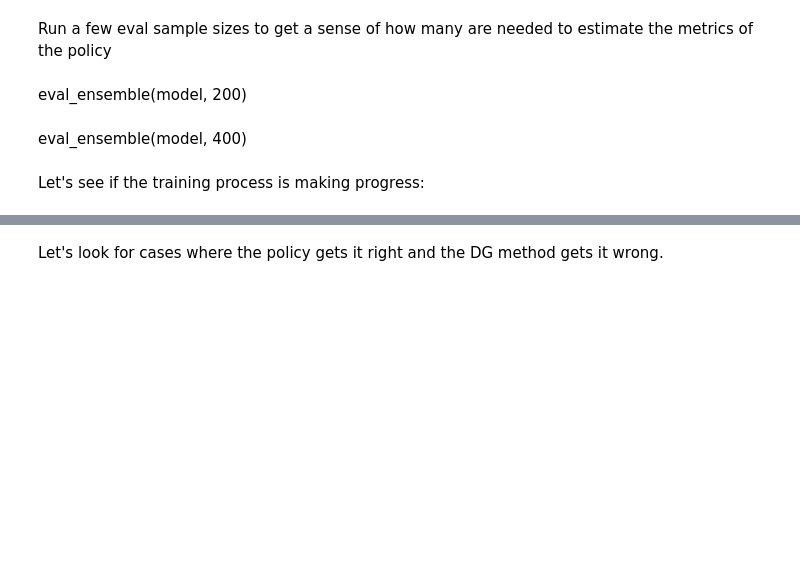
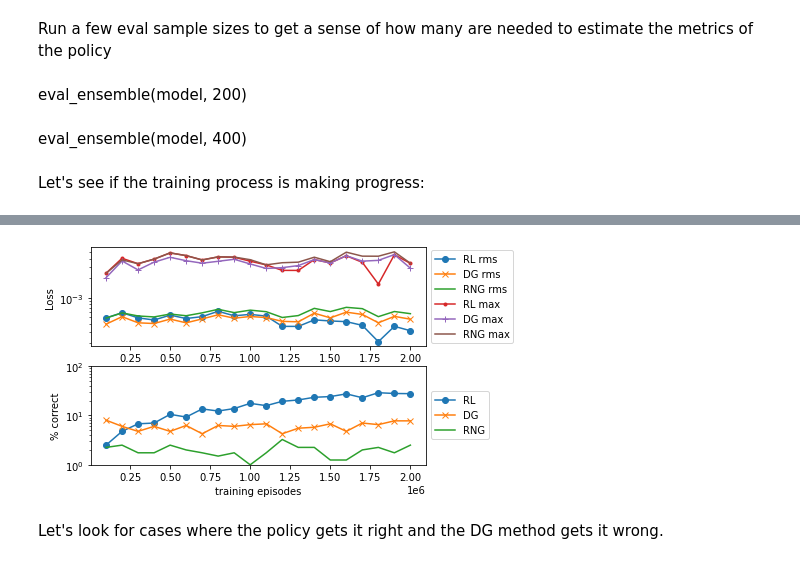
Before and after one commit to rw-anderson/binder-demo, a Jupyter notebook: minigame11.ipynb, the cells around one changed output, grey strips where cells are left out. Drawn from its saved outputs; the diff is of its cells as text; code cells hidden in the pictures; blank space fills up the shorter version.

```diff
--- a/minigame11.ipynb
+++ b/minigame11.ipynb
@@ -552,2 +778,6 @@ rms
+# %%
+plotprogress()
+# %% [output]
+[figure, added]
 # %% [markdown]
 Let's look for cases where the policy gets it right and the DG method gets it wrong.
```
Also changed, not shown: parts of 44 cells of this notebook.
